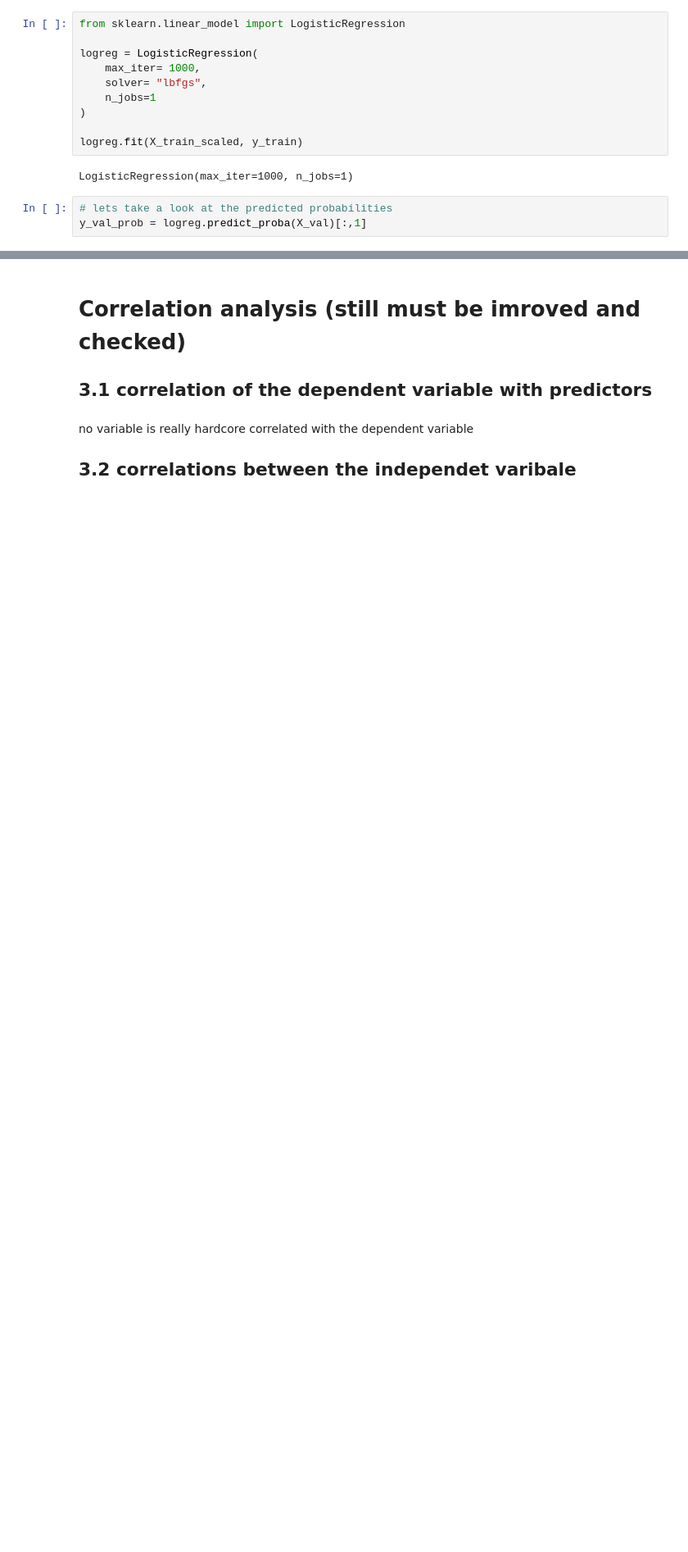
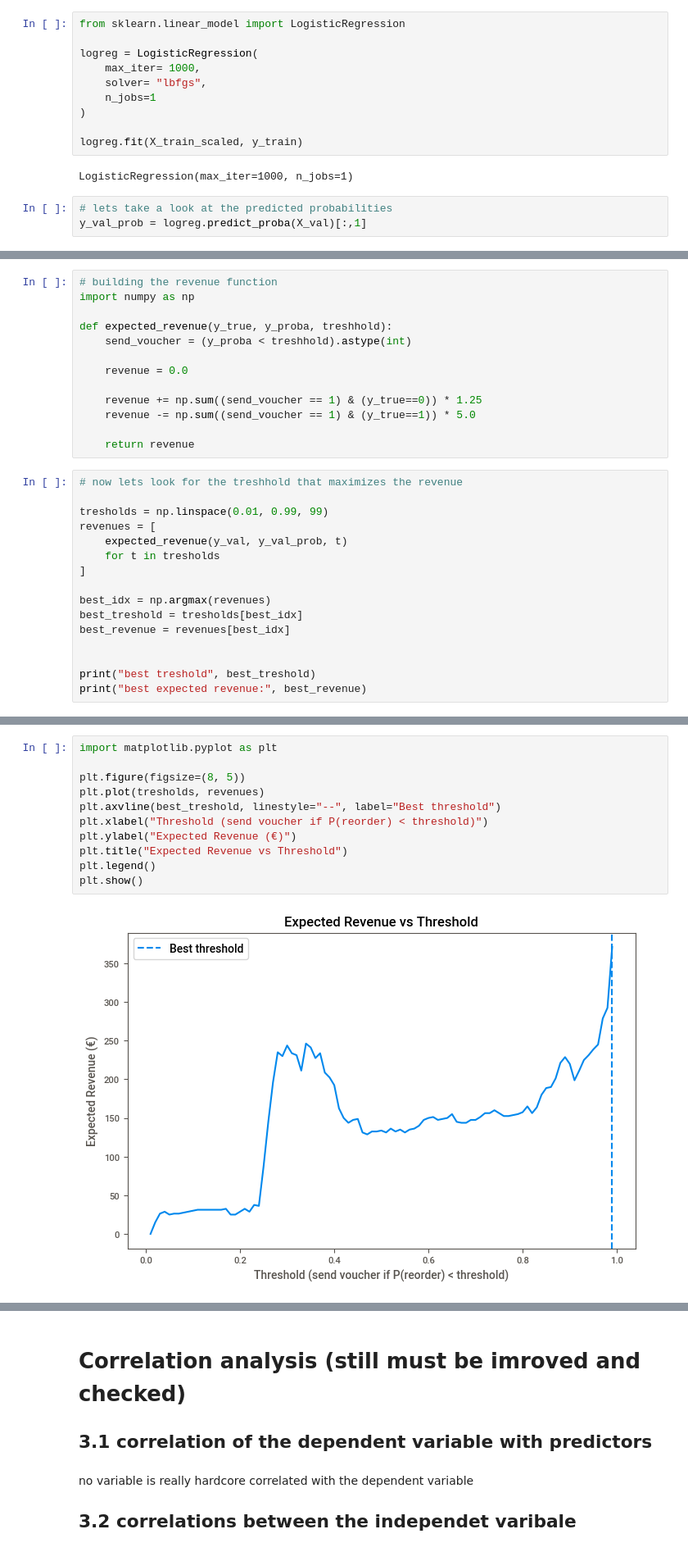
Before and after one commit to ungeralexan/ml_assignment, a Jupyter notebook: notebook_one.ipynb, the cells around one changed output, grey strips where cells are left out. Shown: that part at 82% size. Saved outputs shown, nothing was run; the diff lists cells and outputs as text; blank space fills up the shorter version.

```diff
--- a/notebook_one.ipynb
+++ b/notebook_one.ipynb
@@ -391,0 +403,29 @@ y_val_prob = logreg.predict_proba(X_val)[:,1]
+# %%
+# building the revenue function
+import numpy as np
+
+def expected_revenue(y_true, y_proba, treshhold):
+    send_voucher = (y_proba < treshhold).astype(int)
+
+    revenue = 0.0
+
+    revenue += np.sum((send_voucher == 1) & (y_true==0)) * 1.25
+    revenue -= np.sum((send_voucher == 1) & (y_true==1)) * 5.0
+
+    return revenue
+# %%
+# now lets look for the treshhold that maximizes the revenue
+
+tresholds = np.linspace(0.01, 0.99, 99)
+revenues = [
+    expected_revenue(y_val, y_val_prob, t)
+    for t in tresholds
+]
+
+best_idx = np.argmax(revenues)
+best_treshold = tresholds[best_idx]
+best_revenue = revenues[best_idx]
+
+
+print("best treshold", best_treshold)
+print("best expected revenue:", best_revenue)
@@ -391,0 +450,13 @@ y_val_prob = logreg.predict_proba(X_val)[:,1]
+# %%
+import matplotlib.pyplot as plt
+
+plt.figure(figsize=(8, 5))
+plt.plot(tresholds, revenues)
+plt.axvline(best_treshold, linestyle="--", label="Best threshold")
+plt.xlabel("Threshold (send voucher if P(reorder) < threshold)")
+plt.ylabel("Expected Revenue (€)")
+plt.title("Expected Revenue vs Threshold")
+plt.legend()
+plt.show()
+# %% [output]
+[figure, added]
```
Also changed, not shown: parts of 4 cells of this notebook.
